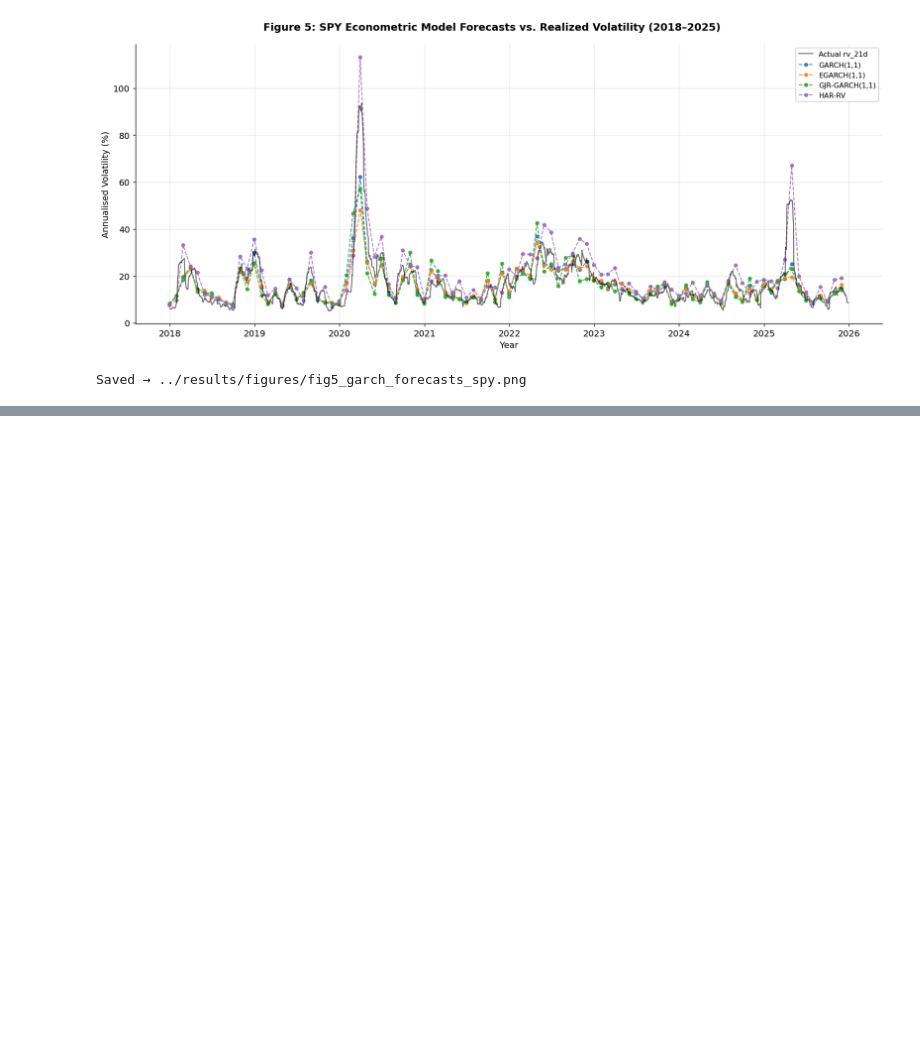
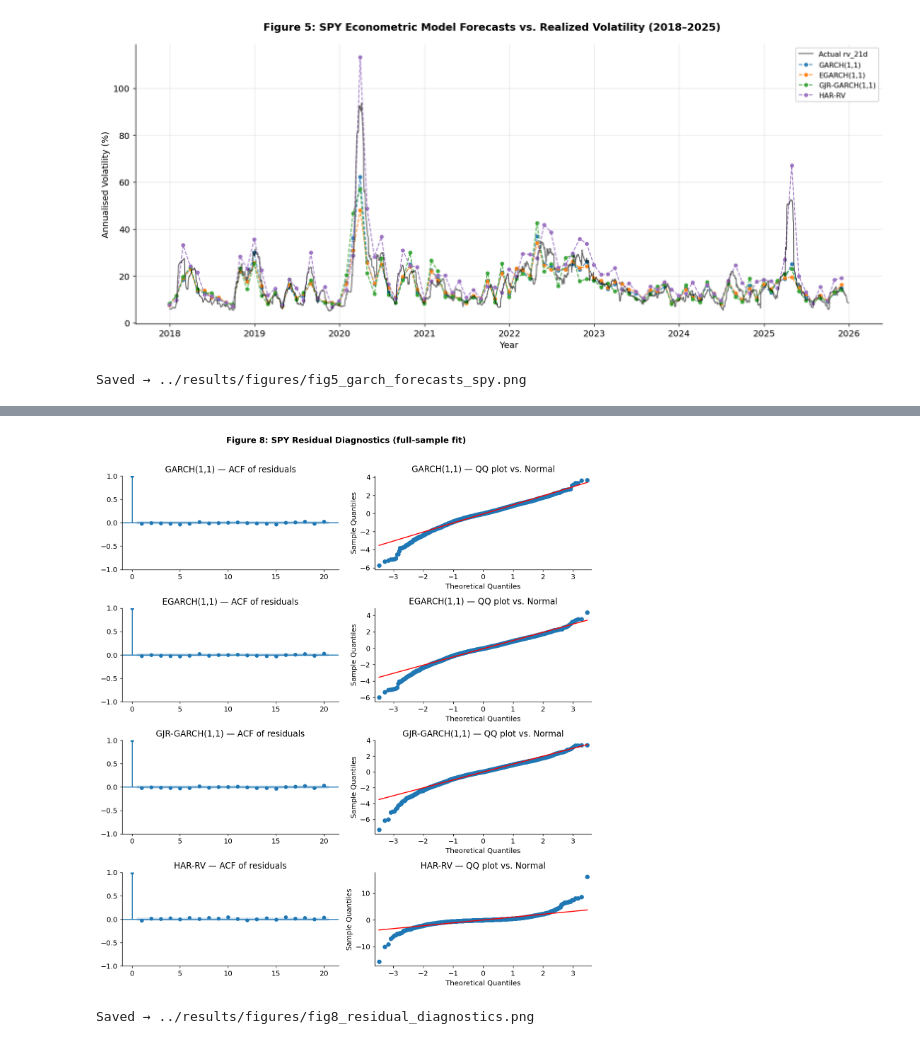
Before and after one commit to anthony-hn-le/Volatility-Research, a Jupyter notebook: notebooks/02_garch_baseline.ipynb, the cells around one changed output, grey strips where cells are left out. Drawn from its saved outputs; the diff is of its cells as text; code cells hidden in the pictures; blank space fills up the shorter version.

```diff
--- a/notebooks/02_garch_baseline.ipynb
+++ b/notebooks/02_garch_baseline.ipynb
@@ -326,0 +377,19 @@ Saved → ../results/figures/fig5_garch_forecasts_spy.png
+# %%
+fig, axes = plt.subplots(len(std_resids), 2, figsize=(11, 3 * len(std_resids)))
+fig.suptitle('Figure 8: SPY Residual Diagnostics (full-sample fit)',
+             fontsize=13, fontweight='bold', y=1.01)
+
+for i, (name, resid) in enumerate(std_resids.items()):
+    r = resid.dropna()
+    plot_acf(r, lags=20, ax=axes[i, 0], title=f'{name} — ACF of residuals')
+    qqplot(r, line='s', ax=axes[i, 1])
+    axes[i, 1].set_title(f'{name} — QQ plot vs. Normal')
+
+plt.tight_layout()
+path = os.path.join(FIGDIR, 'fig8_residual_diagnostics.png')
+plt.savefig(path, dpi=200, bbox_inches='tight')
+plt.show()
+print(f"Saved → {path}")
+# %% [output]
+[figure, added]
+Saved → ../results/figures/fig8_residual_diagnostics.png
```
Also changed, not shown: parts of 3 cells of this notebook, 35 other files.
